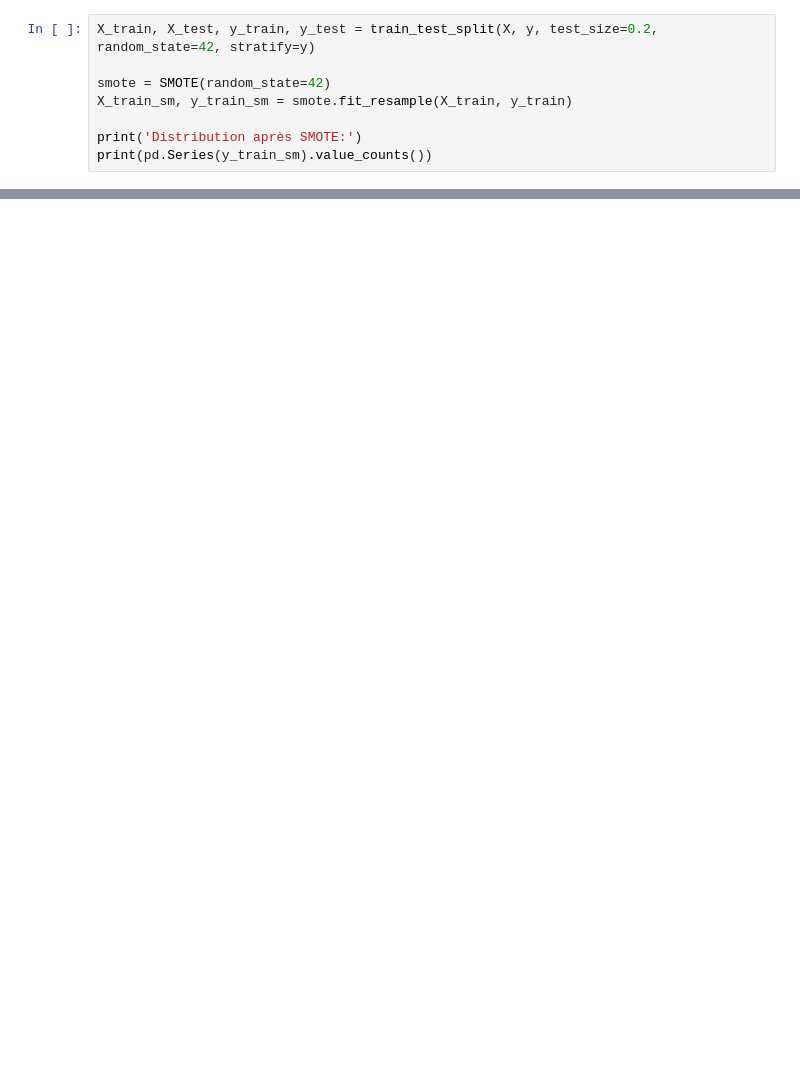
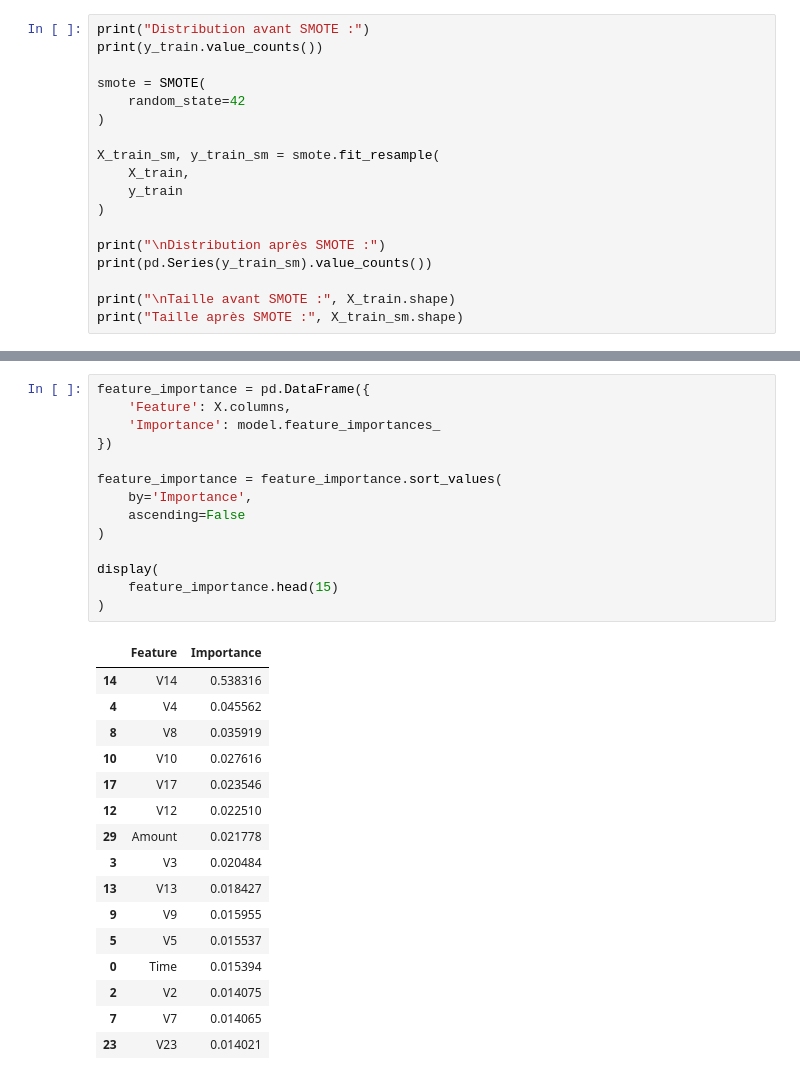
Before and after one commit to jnguizo/ai-banking-risk-assistant, a Jupyter notebook: notebooks/02_ML_model.ipynb, the cells around one changed output, grey strips where cells are left out. Cells and saved outputs as stored; diff of their text form; blank space fills up the shorter version.

```diff
--- a/notebooks/02_ML_model.ipynb
+++ b/notebooks/02_ML_model.ipynb
@@ -34,8 +169,18 @@ print(y.value_counts())
 # %%
-X_train, X_test, y_train, y_test = train_test_split(X, y, test_size=0.2, random_state=42, stratify=y)
+print("Distribution avant SMOTE :")
+print(y_train.value_counts())
 
-smote = SMOTE(random_state=42)
-X_train_sm, y_train_sm = smote.fit_resample(X_train, y_train)
+smote = SMOTE(
+    random_state=42
+)
 
-print('Distribution après SMOTE:')
+X_train_sm, y_train_sm = smote.fit_resample(
+    X_train,
+    y_train
+)
+
+print("\nDistribution après SMOTE :")
 print(pd.Series(y_train_sm).value_counts())
+
+print("\nTaille avant SMOTE :", X_train.shape)
+print("Taille après SMOTE :", X_train_sm.shape)
@@ -75,0 +399,31 @@ print('Modèle sauvegardé ')
+# %%
+feature_importance = pd.DataFrame({
+    'Feature': X.columns,
+    'Importance': model.feature_importances_
+})
+
+feature_importance = feature_importance.sort_values(
+    by='Importance',
+    ascending=False
+)
+
+display(
+    feature_importance.head(15)
+)
+# %% [output]
+|  | Feature | Importance |
+| 14 | V14 | 0.538316 |
+| 4 | V4 | 0.045562 |
+| 8 | V8 | 0.035919 |
+| 10 | V10 | 0.027616 |
+| 17 | V17 | 0.023546 |
+| 12 | V12 | 0.022510 |
+| 29 | Amount | 0.021778 |
+| 3 | V3 | 0.020484 |
+| 13 | V13 | 0.018427 |
+| 9 | V9 | 0.015955 |
+| 5 | V5 | 0.015537 |
+| 0 | Time | 0.015394 |
+| 2 | V2 | 0.014075 |
+| 7 | V7 | 0.014065 |
+| 23 | V23 | 0.014021 |
```
Also changed, not shown: parts of 27 cells of this notebook, 11 other files.
